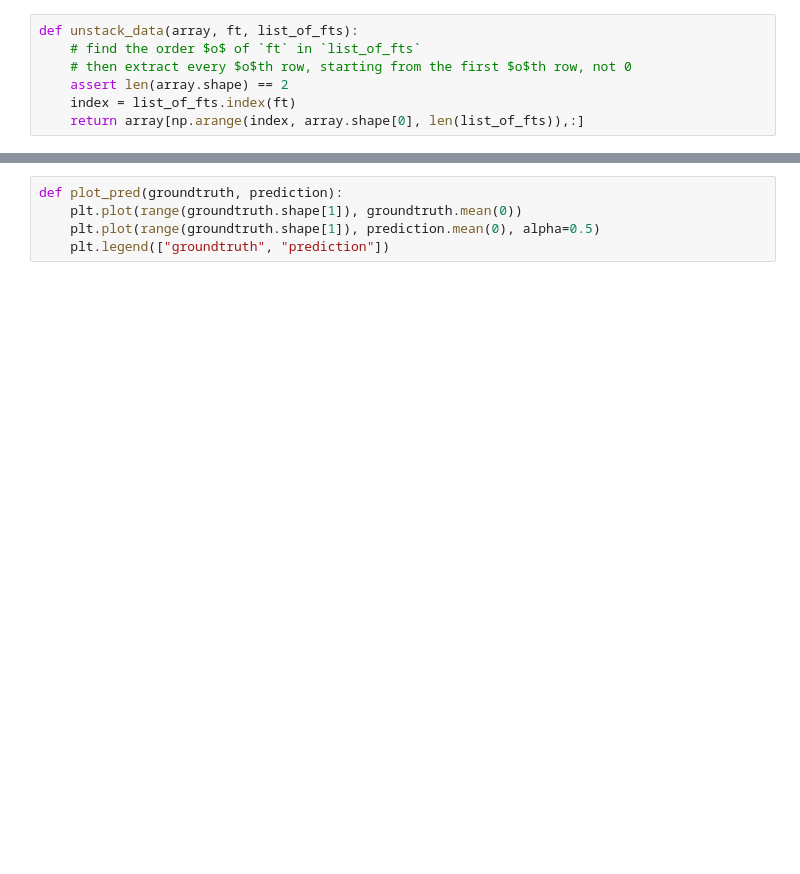
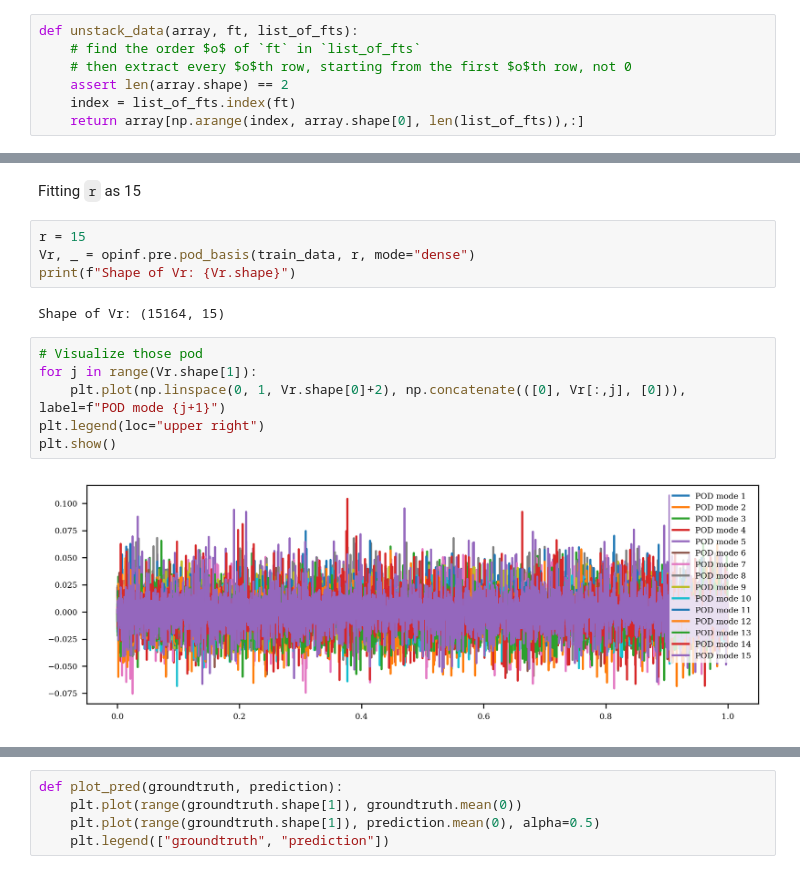
Before and after one commit to minhtriet/hydrogen_emb, a Jupyter notebook: opinf.ipynb, the cells around one changed output, grey strips where cells are left out. Cells and saved outputs as stored; diff of their text form; blank space fills up the shorter version.

```diff
--- a/opinf.ipynb
+++ b/opinf.ipynb
@@ -240,0 +326,16 @@ mse(sanity_check , tables['train_p'], squared=False)
+# %% [markdown]
+Fitting `r` as 15
+# %%
+r = 15
+Vr, _ = opinf.pre.pod_basis(train_data, r, mode="dense")
+print(f"Shape of Vr: {Vr.shape}")
+# %% [output]
+Shape of Vr: (15164, 15)
+# %%
+# Visualize those pod
+for j in range(Vr.shape[1]):
+    plt.plot(np.linspace(0, 1, Vr.shape[0]+2), np.concatenate(([0], Vr[:,j], [0])), label=f"POD mode {j+1}")
+plt.legend(loc="upper right")
+plt.show()
+# %% [output]
+[figure, added]
```
Also changed, not shown: parts of 70 cells of this notebook.
